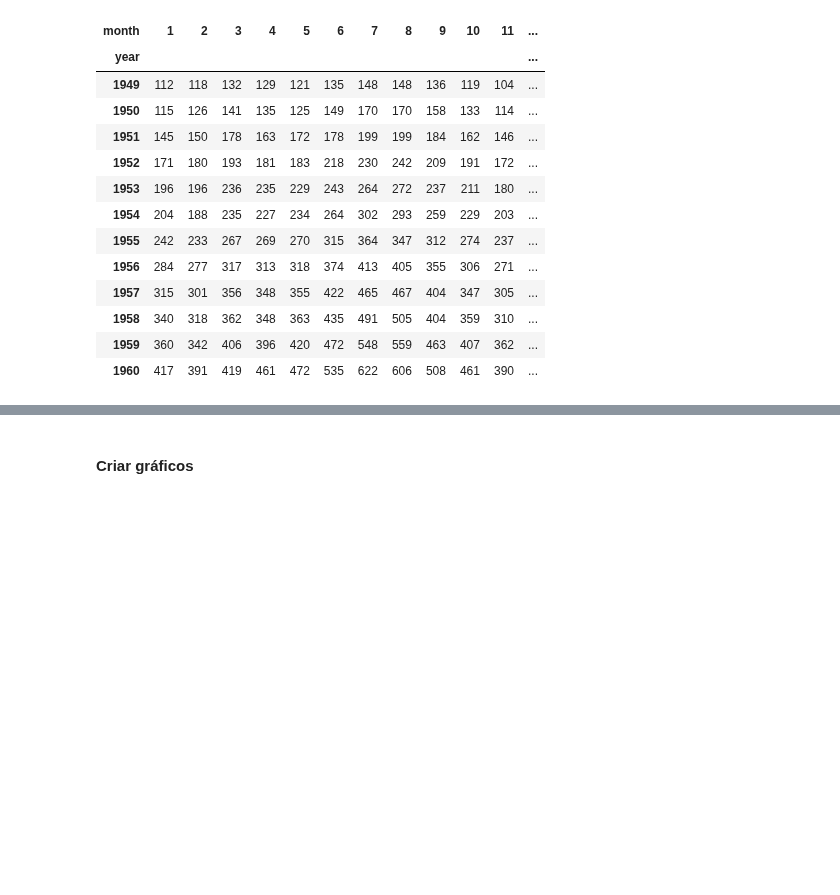
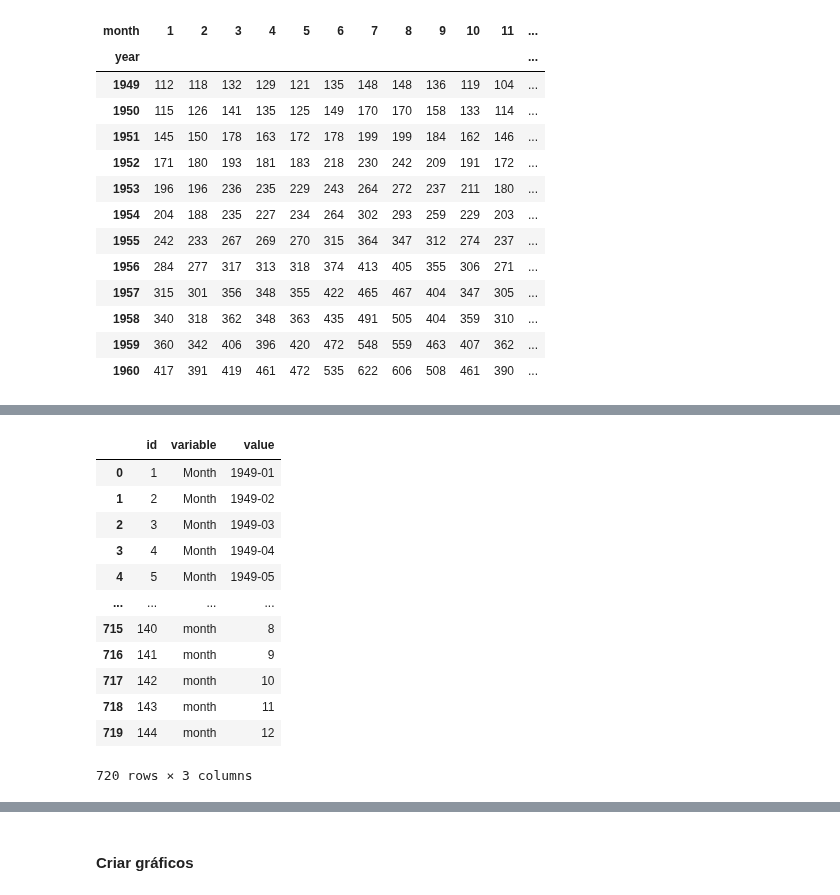
Before and after one commit to lauraalexandria/cursos-python, a Jupyter notebook: script_pandas.ipynb, the cells around one changed output, grey strips where cells are left out. Saved outputs shown, nothing was run; the diff lists cells and outputs as text; code cells hidden in the pictures; blank space fills up the shorter version.

```diff
--- a/script_pandas.ipynb
+++ b/script_pandas.ipynb
@@ -584,0 +639,17 @@ df.pivot_table(values = "Passengers", index = "year", aggfunc = max, columns = "
+# %%
+# Equivalente ao pivot_longer
+pd.melt(df, id_vars=['id'])
+# %% [output]
+|  | id | variable | value |
+| 0 | 1 | Month | 1949-01 |
+| 1 | 2 | Month | 1949-02 |
+| 2 | 3 | Month | 1949-03 |
+| 3 | 4 | Month | 1949-04 |
+| 4 | 5 | Month | 1949-05 |
+| ... | ... | ... | ... |
+| 715 | 140 | month | 8 |
+| 716 | 141 | month | 9 |
+| 717 | 142 | month | 10 |
+| 718 | 143 | month | 11 |
+| 719 | 144 | month | 12 |
+720 rows × 3 columns
```
Also changed, not shown: parts of 4 cells of this notebook.
